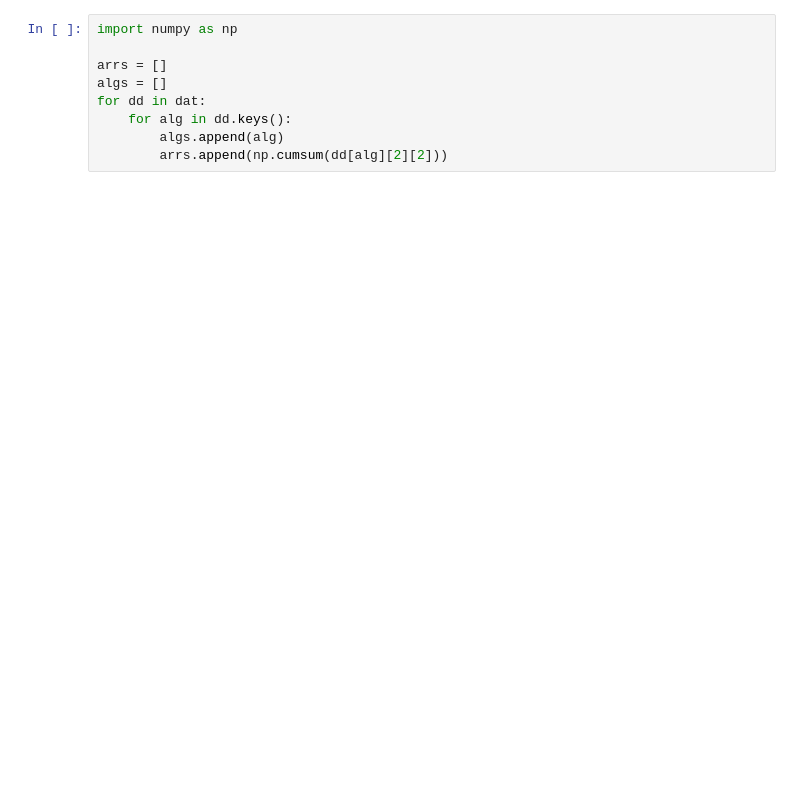
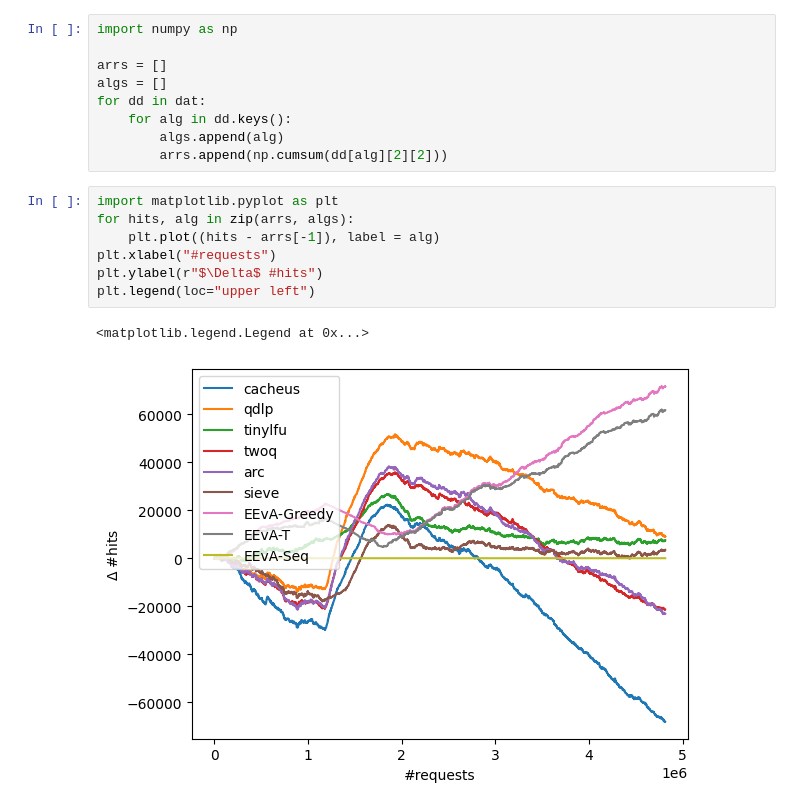
Before and after one commit to tmp2035/eeva, a Jupyter notebook: experiment_helpers/script_user.ipynb, the cells around one changed output. Saved outputs shown, nothing was run; the diff lists cells and outputs as text; blank space fills up the shorter version.

```diff
--- a/experiment_helpers/script_user.ipynb
+++ b/experiment_helpers/script_user.ipynb
@@ -146,3 +143,13 @@ for dd in dat:
     for alg in dd.keys():
         algs.append(alg)
         arrs.append(np.cumsum(dd[alg][2][2]))
+# %%
+import matplotlib.pyplot as plt
+for hits, alg in zip(arrs, algs):
+    plt.plot((hits - arrs[-1]), label = alg)
+plt.xlabel("#requests")
+plt.ylabel(r"$\Delta$ #hits")
+plt.legend(loc="upper left")
+# %% [output]
+<matplotlib.legend.Legend at 0x...>
+[figure, added]
```
Also changed, not shown: parts of 6 cells of this notebook, 7 other files.
